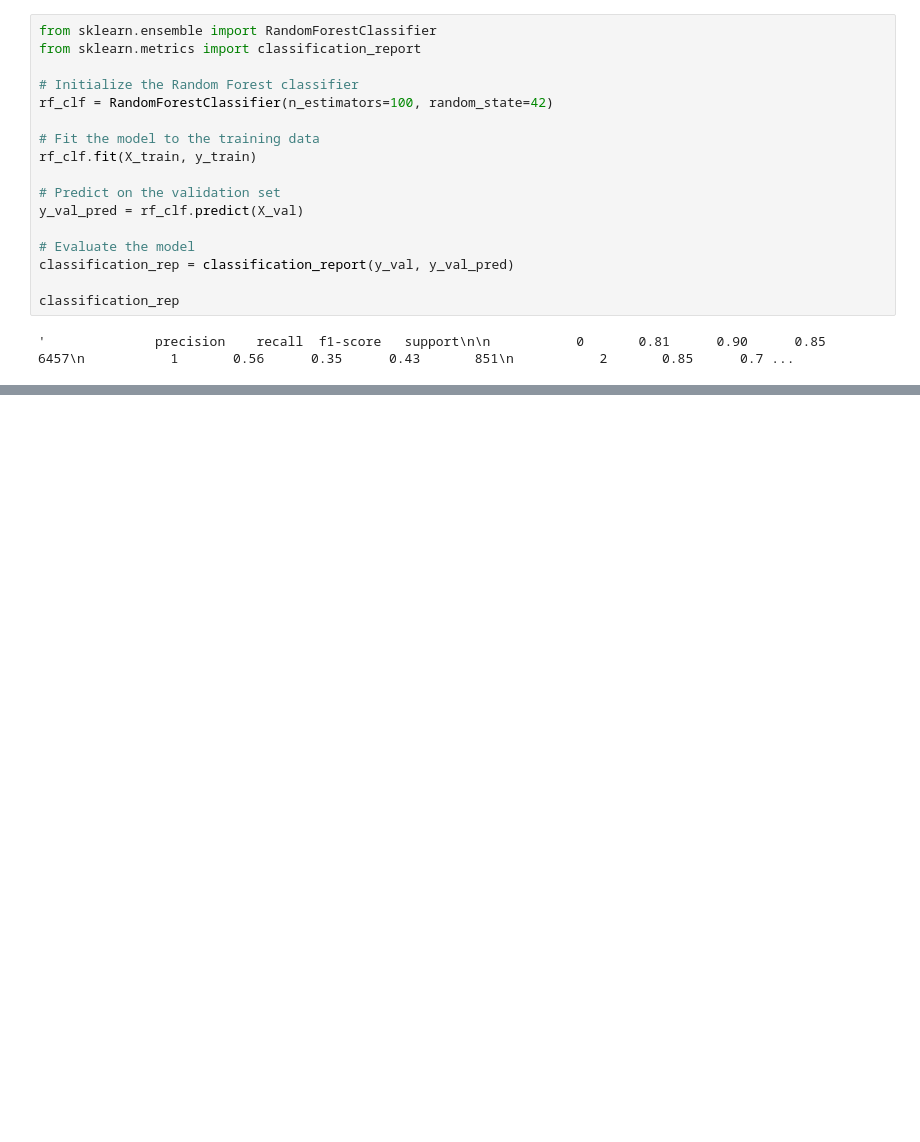
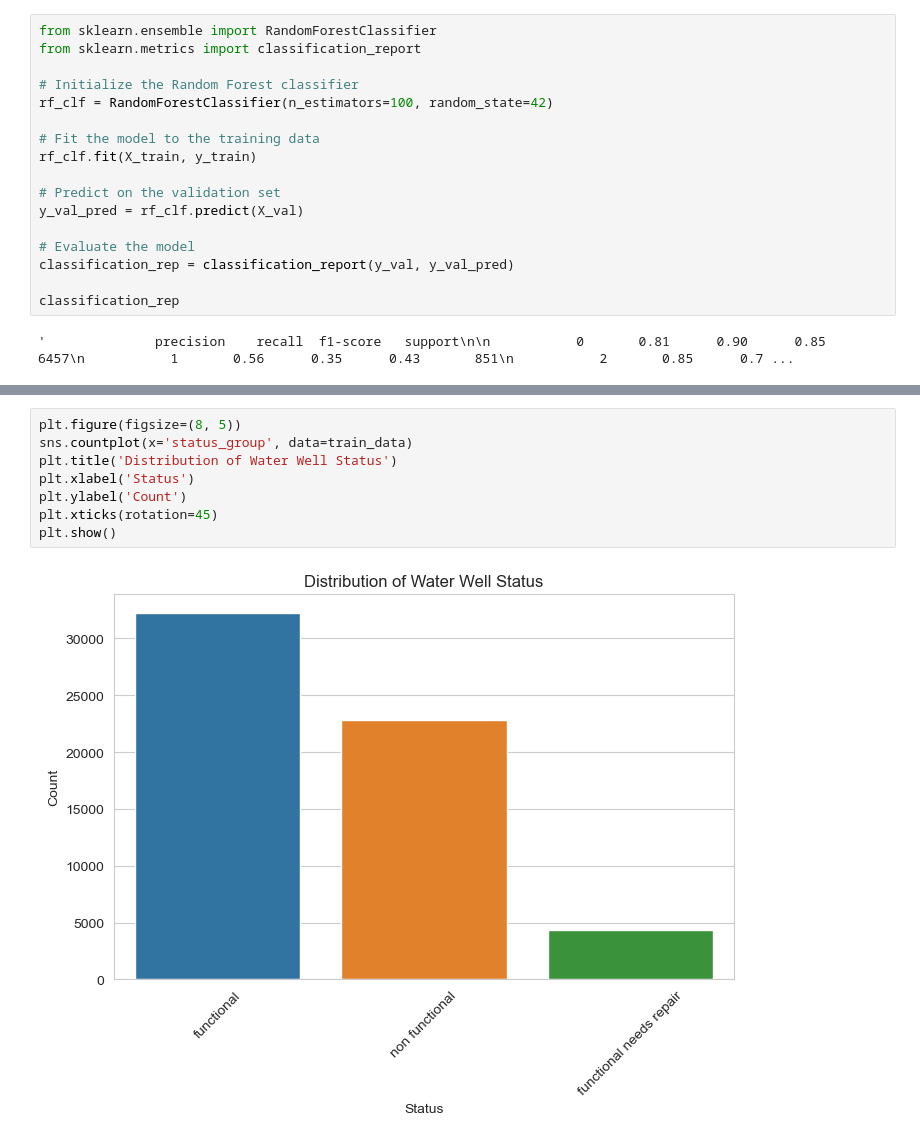
Before and after one commit to PeteZDj/Phase3Project, a Jupyter notebook: index.ipynb, the cells around one changed output, grey strips where cells are left out. Saved outputs shown, nothing was run; the diff lists cells and outputs as text; blank space fills up the shorter version.

```diff
--- a/index.ipynb
+++ b/index.ipynb
@@ -137,0 +247,10 @@ classification_rep
+# %%
+plt.figure(figsize=(8, 5))
+sns.countplot(x='status_group', data=train_data)
+plt.title('Distribution of Water Well Status')
+plt.xlabel('Status')
+plt.ylabel('Count')
+plt.xticks(rotation=45)
+plt.show()
+# %% [output]
+[figure, added]
```
Also changed, not shown: parts of 9 cells of this notebook.
